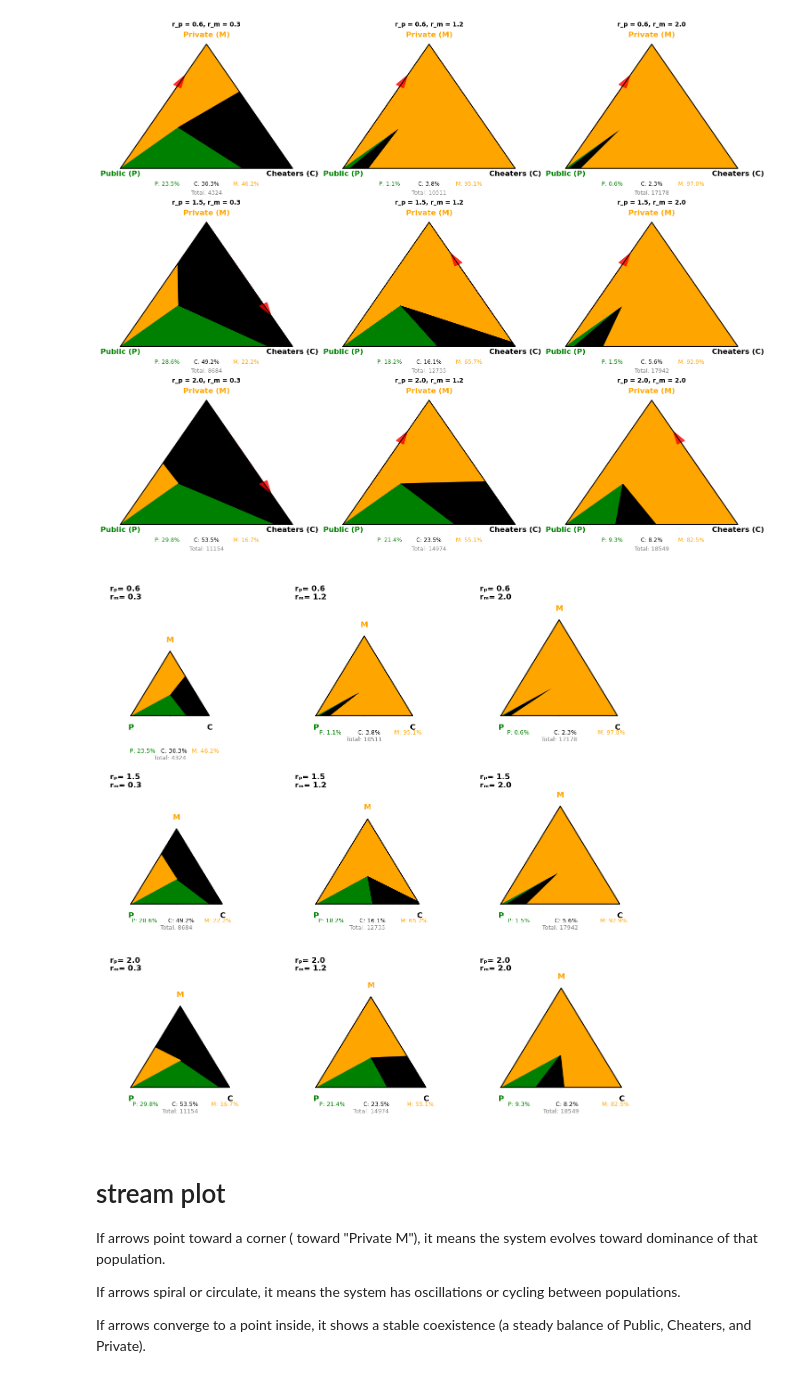
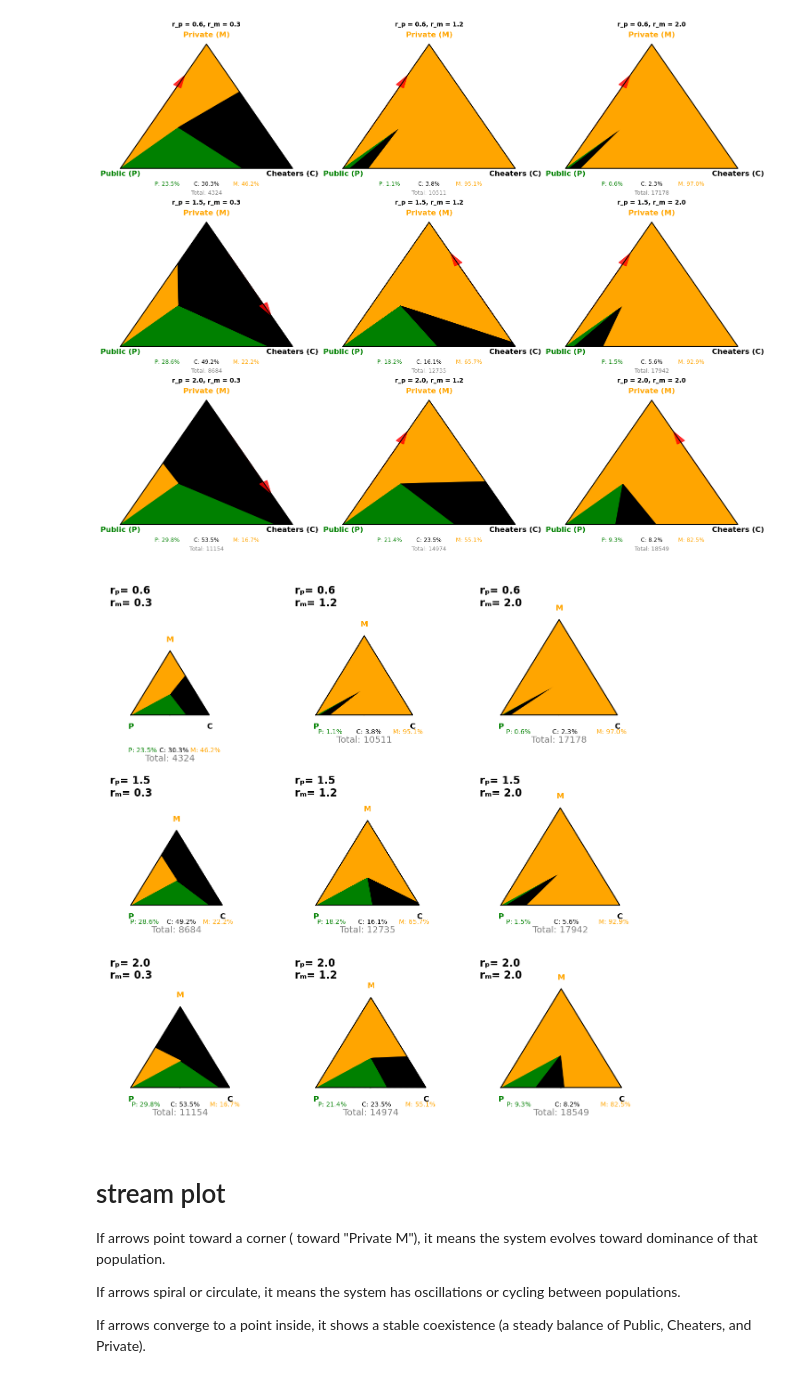
Before and after one commit to Computational-Biology-Aachen/FightClub, a Jupyter notebook: simplex-code .ipynb, the cells around one changed output. Cells and saved outputs as stored; diff of their text form; code cells hidden in the pictures.

```diff
--- a/simplex-code .ipynb
+++ b/simplex-code .ipynb
@@ -554,37 +407,37 @@ for (i,j),d in res.items():
         f1,f2=k/300,(k+1)/300
         col='#008000' if cum[1]>f1>=cum[0] else '#000000' if cum[2]>f1>=cum[1] else '#FFA500'
         ax.fill(*zip(pt(f1),pt(f2),(A+B+C)/3),color=col,edgecolor=col)
     ax.plot([A[0],B[0],C[0],A[0]],[A[1],B[1],C[1],A[1]],'k-',lw=1.5)
 
     # vertex labels
     ax.text(A[0],A[1]-VERTEX_DY,'P',ha='center',va='top',fontsize=12,fontweight='bold',color='#008000')
     ax.text(B[0],B[1]-VERTEX_DY,'C',ha='center',va='top',fontsize=12,fontweight='bold',color='#000000')
     ax.text(C[0],C[1]+VERTEX_DY,'M',ha='center',va='bottom',fontsize=12,fontweight='bold',color='#FFA500')
 
     # ratio + total
     dy=shift.get((i,j),0)
     y_ratio=LINE_Y+dy; y_total=TOTAL_Y+dy
 
     for f,text,color in zip((0.15,0.55,0.95),
                            [f"P: {prop[0]*100:.1f}%",
                              f"C: {prop[1]*100:.1f}%",
                             f"M: {prop[2]*100:.1f}%"],
                             ['#008000','#000000','#FFA500']):
-        ax.text(A[0]+f*(B[0]-A[0]),y_ratio,text,ha='center',va='top',fontsize=9,color=color)
-    ax.text((A[0]+B[0])/2,y_total,f"Total: {int(d['total'])}",ha='center',va='top',fontsize=9,color='gray')
+        ax.text(A[0]+f*(B[0]-A[0]),y_ratio,text,ha='center',va='top',fontsize=10,color=color)
+    ax.text((A[0]+B[0])/2,y_total,f"Total: {int(d['total'])}",ha='center',va='top',fontsize=14,color='gray')
 
     # rp,rm upper‑left but closer (x=0.05, y=0.95 in Axes coords)
     ax.text(0.05,0.95,f"rₚ= {d['r_p']}\nrₘ= {d['r_m']}",
-            transform=ax.transAxes,ha='left',va='top',fontsize=12,fontweight='bold',linespacing=1.2)
+            transform=ax.transAxes,ha='left',va='top',fontsize=16,fontweight='bold',linespacing=1.2)
 
     ax.set_xlim(-0.25,1.25); ax.set_ylim(-0.35,C0[1]+0.35); ax.axis('off')
 
 os.makedirs("output/figures",exist_ok=True)
 out="output/figures/triangle_population_proportion.png"
 plt.savefig(out,dpi=600);
 plt.show()
 # %% [output]
-[figure, old version]
+[figure, new version]
 # %% [markdown]
 # stream plot
 
```
Also changed, not shown: parts of 5 cells of this notebook.
